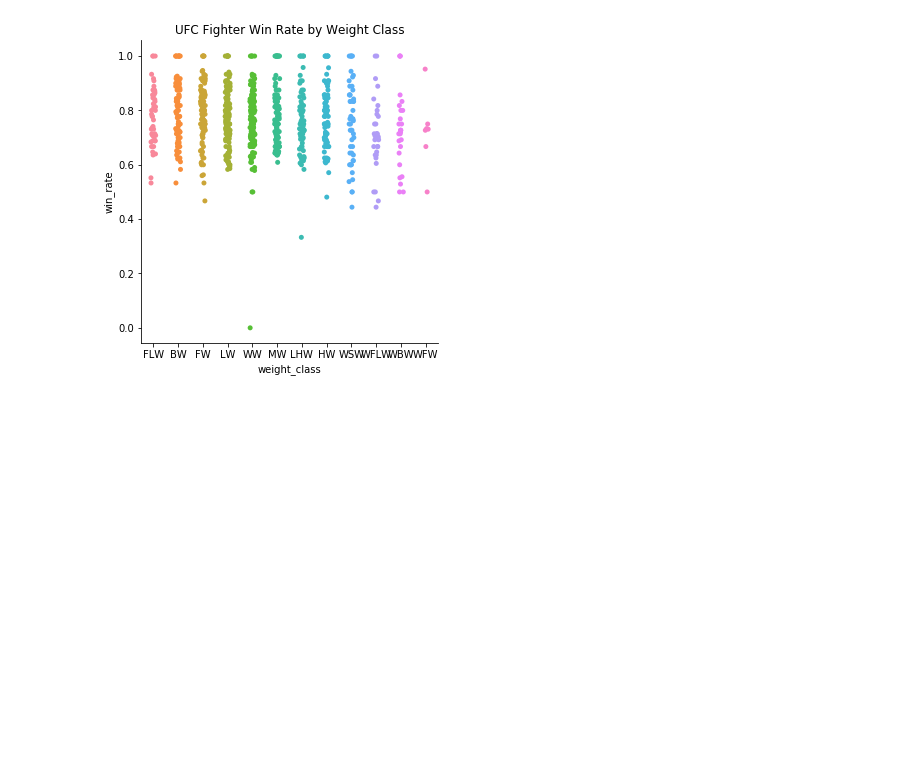
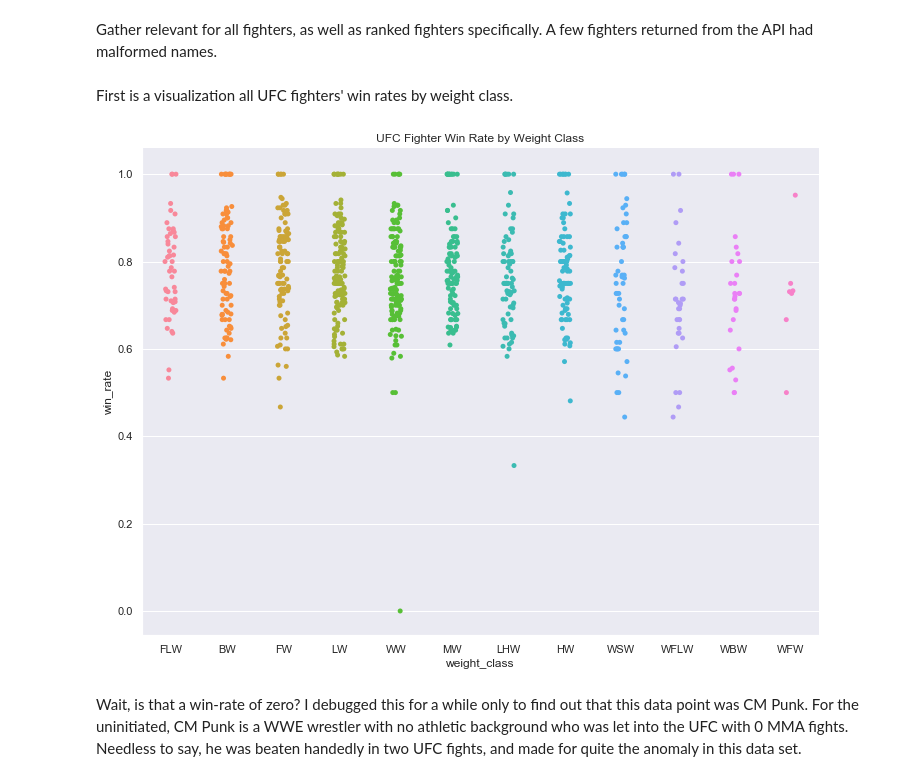
Before and after one commit to matthewPapke/ufc-ranking-analysis, a Jupyter notebook: ufc-analysis.ipynb, the cells around one changed output. Cells and saved outputs as stored; diff of their text form; code cells hidden in the pictures; blank space fills up the shorter version.

```diff
--- a/ufc-analysis.ipynb
+++ b/ufc-analysis.ipynb
@@ -42,6 +49,8 @@ def abbreviate_weight_class( weight_class ):
 def calculate_win_rate ( fighter ):
 	win_rate = float(fighter['wins']) / (fighter['wins'] + fighter['losses'] + fighter['draws'])
 	return round(win_rate, 3)
+# %% [markdown]
+Gather relevant for all fighters, as well as ranked fighters specifically. A few fighters returned from the API had malformed names.
 # %%
 rankedFighters = []
 allFighters = []
@@ -69,11 +78,16 @@ dfRankedFighters = pd.DataFrame(rankedFighters)
 dfAllFighters = pd.DataFrame(allFighters)
 # %%
 weightClassOrder = ["FLW", "BW", "FW", "LW", "WW", "MW", "LHW", "HW", "WSW", "WFLW", "WBW", "WFW"]
+# %% [markdown]
+First is a visualization all UFC fighters' win rates by weight class.
 # %%
-sea.catplot(x="weight_class", y="win_rate", data=dfAllFighters, order=weightClassOrder)
+p = sea.catplot(x="weight_class", y="win_rate", data=dfAllFighters, order=weightClassOrder)
+p.fig.set_size_inches(11.7,8.27)
 plt.title('UFC Fighter Win Rate by Weight Class')
 plt.show()
 # %% [output]
-[figure, old version]
+[figure, new version]
+# %% [markdown]
+Wait, is that a win-rate of zero? I debugged this for a while only to find out that this data point was CM Punk. For the uninitiated, CM Punk is a WWE wrestler with no athletic background who was let into the UFC with 0 MMA fights. Needless to say, he was beaten handedly in two UFC fights, and made for quite the anomaly in this data set.
 # %%
 dfNotCmPunk = dfAllFighters[dfAllFighters['name'] != 'CM Punk']
```
Also changed, not shown: parts of 18 cells of this notebook, 1 other file.
